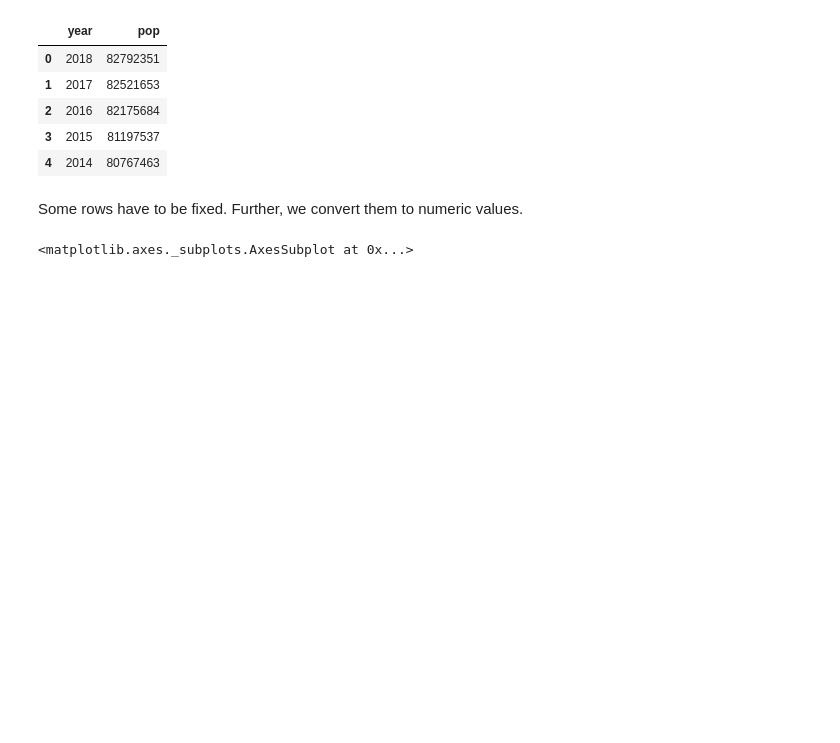
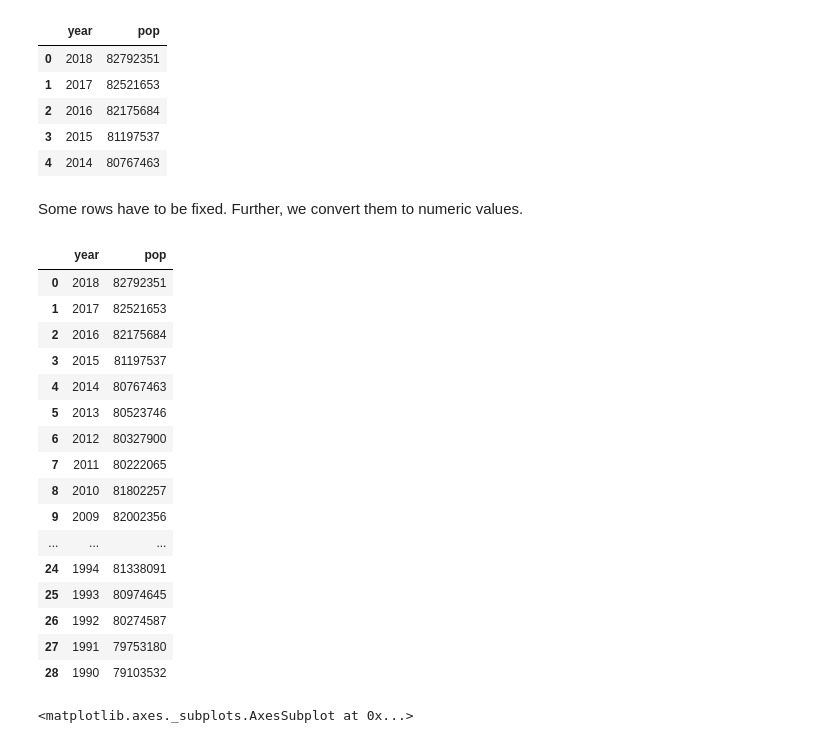
Before and after one commit to JulianStier/19ws-VisualAnalyticsProject, a Jupyter notebook: 01-project.ipynb, the cells around one changed output. Cells and saved outputs as stored; diff of their text form; code cells hidden in the pictures; blank space fills up the shorter version.

```diff
--- a/01-project.ipynb
+++ b/01-project.ipynb
@@ -261,6 +262,26 @@ german_pop_series['pop'][7] = 80222065
 german_pop_series['pop'] = pd.to_numeric(german_pop_series['pop'])
 german_pop_series.set_index('year')
 german_pop_series.sort_index(inplace=True)
+# %%
+german_pop_series
+# %% [output]
+|  | year | pop |
+| 0 | 2018 | 82792351 |
+| 1 | 2017 | 82521653 |
+| 2 | 2016 | 82175684 |
+| 3 | 2015 | 81197537 |
+| 4 | 2014 | 80767463 |
+| 5 | 2013 | 80523746 |
+| 6 | 2012 | 80327900 |
+| 7 | 2011 | 80222065 |
+| 8 | 2010 | 81802257 |
+| 9 | 2009 | 82002356 |
+| ... | ... | ... |
+| 24 | 1994 | 81338091 |
+| 25 | 1993 | 80974645 |
+| 26 | 1992 | 80274587 |
+| 27 | 1991 | 79753180 |
+| 28 | 1990 | 79103532 |
 # %%
 german_pop_series.plot()
 # %% [output]
```
Also changed, not shown: parts of 9 cells of this notebook.
